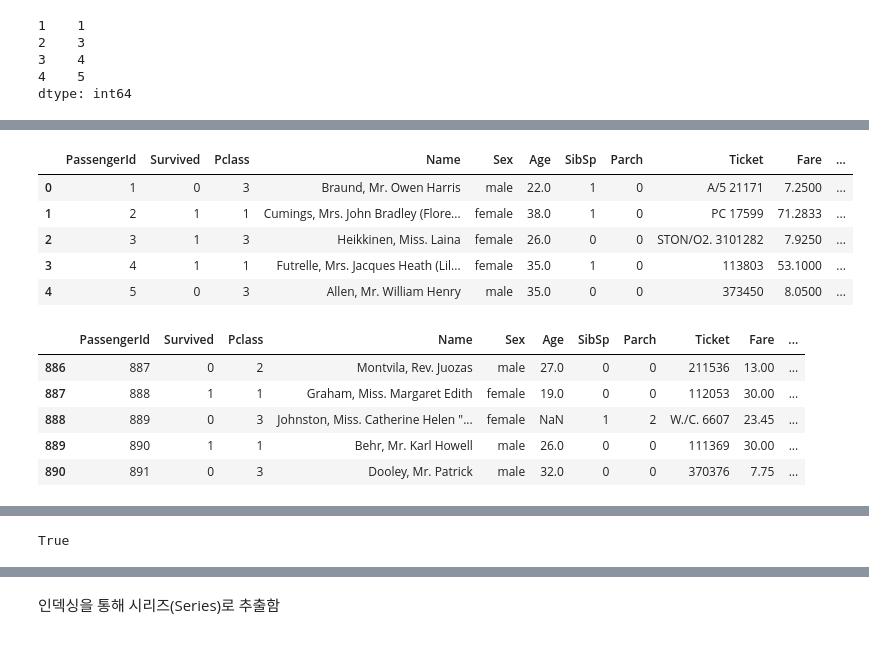
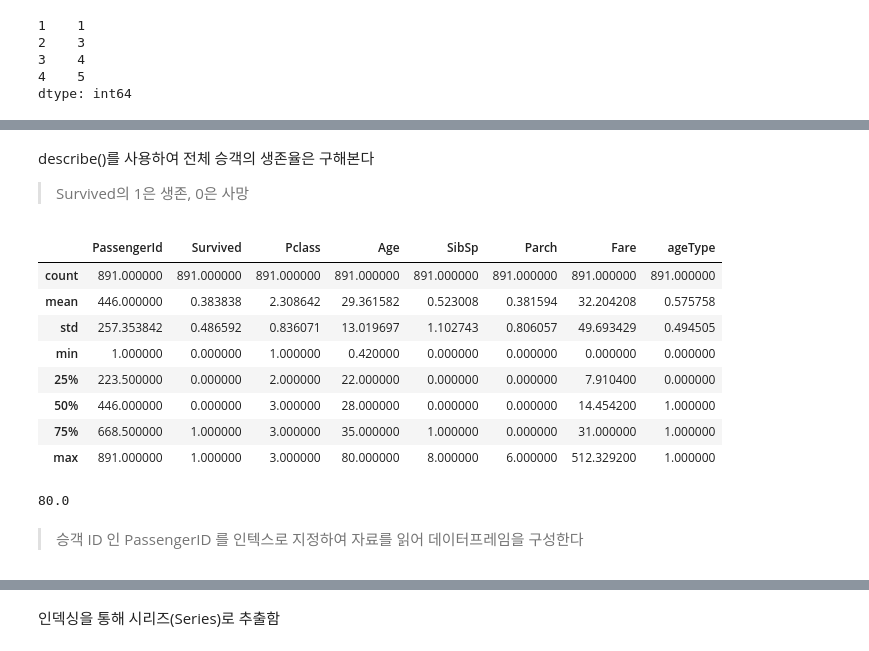
Before and after one commit to iceman67/-Python, a Jupyter notebook: LINC_Pandas_Example_2021.ipynb, the cells around one changed output, grey strips where cells are left out. Cells and saved outputs as stored; diff of their text form; code cells hidden in the pictures.

```diff
--- a/LINC_Pandas_Example_2021.ipynb
+++ b/LINC_Pandas_Example_2021.ipynb
@@ -152,0 +1770,4 @@ titanic_df = pd.read_csv('train.csv')
+# %%
+x.dropna(axis=0, inplace=True)
+
+len(x)
@@ -152,0 +1791,8 @@ titanic_df = pd.read_csv('train.csv')
+# %%
+mode_age = (x.mode())[0]
+mean_age = x.mean()
+median_age = x.median()
+
+print('Mean age is',mean_age)
+print('Median age is',median_age)
+print('Mode age is',mode_age)
@@ -152,0 +1805,16 @@ titanic_df = pd.read_csv('train.csv')
+# %%
+def rand_age(x):
+    """ Takes a value x, and returns the float form of x.
+    If x gives an error, then return either the mode, median or mean age"""
+    try:
+        int(x)
+        return float(x)
+    except:
+        i = [mean_age, mode_age, median_age]
+        y = np.random.randint(0, len(i))
+
+    return i[y]
+# %%
+titanic_df.Age = titanic_df.Age.apply(rand_age)
+
+titanic_df['Age']
@@ -188,19 +1908,23 @@ memory usage: 83.7+ KB
+# %% [markdown]
+describe()를 사용하여 전체 승객의 생존율은 구해본다
+> Survived의 1은 생존, 0은 사망
 # %%
-titanic_df.head()
+titanic_df.describe()
 # %% [output]
-|  | PassengerId | Survived | Pclass | Name | Sex | Age | SibSp | Parch | Ticket | Fare | ... |
-| 0 | 1 | 0 | 3 | Braund, Mr. Owen Harris | male | 22.0 | 1 | 0 | A/5 21171 | 7.2500 | ... |
-| 1 | 2 | 1 | 1 | Cumings, Mrs. John Bradley (Flore... | female | 38.0 | 1 | 0 | PC 17599 | 71.2833 | ... |
-| 2 | 3 | 1 | 3 | Heikkinen, Miss. Laina | female | 26.0 | 0 | 0 | STON/O2. 3101282 | 7.9250 | ... |
-| 3 | 4 | 1 | 1 | Futrelle, Mrs. Jacques Heath (Lil... | female | 35.0 | 1 | 0 | 113803 | 53.1000 | ... |
-| 4 | 5 | 0 | 3 | Allen, Mr. William Henry | male | 35.0 | 0 | 0 | 373450 | 8.0500 | ... |
+|  | PassengerId | Survived | Pclass | Age | SibSp | Parch | Fare | ageType |
+| count | 891.000000 | 891.000000 | 891.000000 | 891.000000 | 891.000000 | 891.000000 | 891.000000 | 891.000000 |
+| mean | 446.000000 | 0.383838 | 2.308642 | 29.361582 | 0.523008 | 0.381594 | 32.204208 | 0.575758 |
+| std | 257.353842 | 0.486592 | 0.836071 | 13.019697 | 1.102743 | 0.806057 | 49.693429 | 0.494505 |
+| min | 1.000000 | 0.000000 | 1.000000 | 0.420000 | 0.000000 | 0.000000 | 0.000000 | 0.000000 |
+| 25% | 223.500000 | 0.000000 | 2.000000 | 22.000000 | 0.000000 | 0.000000 | 7.910400 | 0.000000 |
+| 50% | 446.000000 | 0.000000 | 3.000000 | 28.000000 | 0.000000 | 0.000000 | 14.454200 | 1.000000 |
+| 75% | 668.500000 | 1.000000 | 3.000000 | 35.000000 | 1.000000 | 0.000000 | 31.000000 | 1.000000 |
+| max | 891.000000 | 1.000000 | 3.000000 | 80.000000 | 8.000000 | 6.000000 | 512.329200 | 1.000000 |
-# %%
-titanic_df.tail()
-# %% [output]
-|  | PassengerId | Survived | Pclass | Name | Sex | Age | SibSp | Parch | Ticket | Fare | ... |
-| 886 | 887 | 0 | 2 | Montvila, Rev. Juozas | male | 27.0 | 0 | 0 | 211536 | 13.00 | ... |
-| 887 | 888 | 1 | 1 | Graham, Miss. Margaret Edith | female | 19.0 | 0 | 0 | 112053 | 30.00 | ... |
-| 888 | 889 | 0 | 3 | Johnston, Miss. Catherine Helen "... | female | NaN | 1 | 2 | W./C. 6607 | 23.45 | ... |
-| 889 | 890 | 1 | 1 | Behr, Mr. Karl Howell | male | 26.0 | 0 | 0 | 111369 | 30.00 | ... |
-| 890 | 891 | 0 | 3 | Dooley, Mr. Patrick | male | 32.0 | 0 | 0 | 370376 | 7.75 | ... |
+# %%
+# 최고령 승선자의 나이는
+titanic_df['Age'].max()
+# %% [output]
+80.0
+# %% [markdown]
+ > 승객 ID 인 PassengerID 를 인텍스로 지정하여 자료를 읽어 데이터프레임을 구성한다
 # %%
@@ -214,8 +1938,3 @@ titanic_df.head()
 | 3 | 1 | 3 | Heikkinen, Miss. Laina | female | 26.0 | 0 | 0 | STON/O2. 3101282 | 7.9250 | NaN | ... |
 | 4 | 1 | 1 | Futrelle, Mrs. Jacques Heath (Lil... | female | 35.0 | 1 | 0 | 113803 | 53.1000 | C123 | ... |
 | 5 | 0 | 3 | Allen, Mr. William Henry | male | 35.0 | 0 | 0 | 373450 | 8.0500 | NaN | ... |
-# %%
-# 데이터프레임의 값에서 null/nan 유무를 검사함
-titanic_df.isnull().values.any()
-# %% [output]
-True
```
Also changed, not shown: parts of 406 cells of this notebook.
